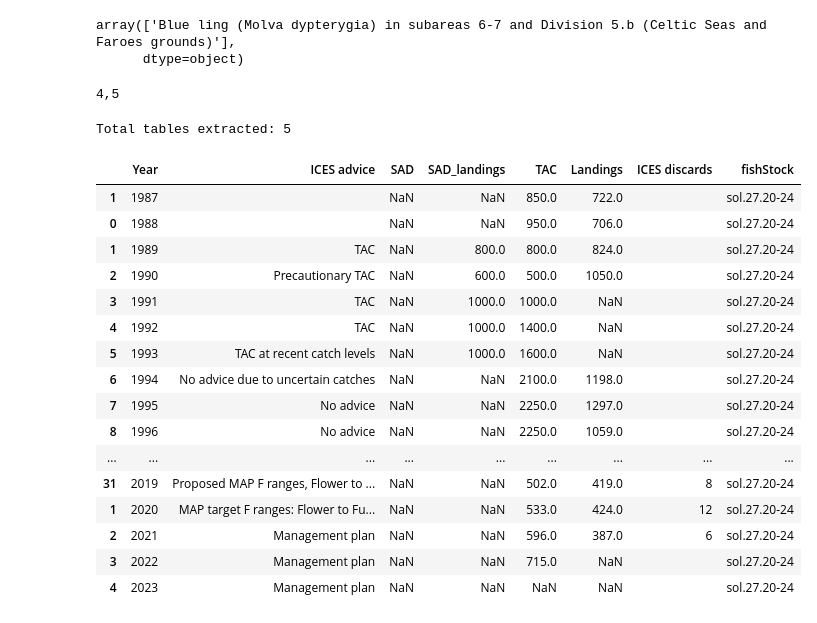
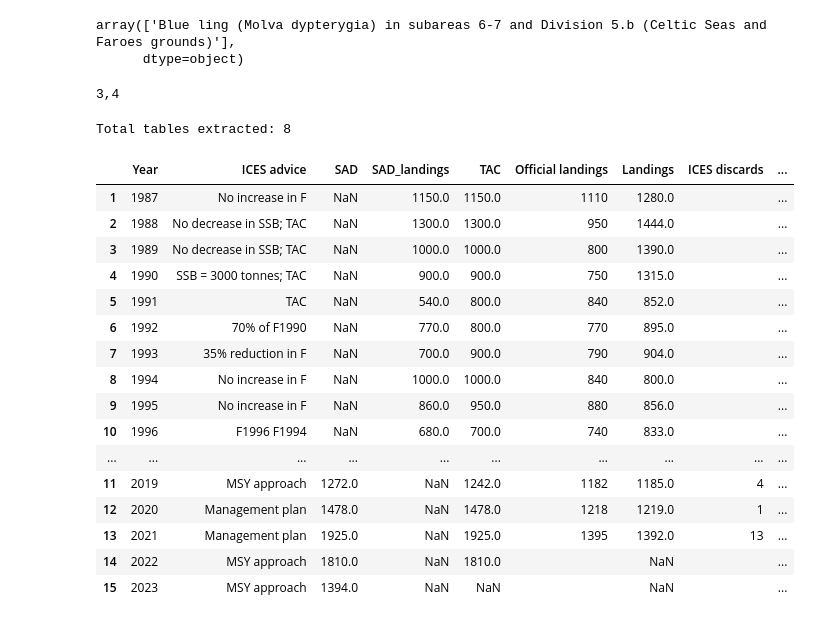
Before and after one commit to isaldiviagonzatti/sdg14, a Jupyter notebook: code/tabula_sdg14.ipynb, the cells around one changed output. Cells and saved outputs as stored; diff of their text form; code cells hidden in the pictures.

```diff
--- a/code/tabula_sdg14.ipynb
+++ b/code/tabula_sdg14.ipynb
@@ -18,9 +18,11 @@ fishStock = 'sol.27.20-24'
 # %%
-obj = PyPDF2.PdfFileReader(r"C:\Users\isaldiviagonzatti\Downloads\pdfsICES\{}.pdf".format(fishStock))
+# get page number in which Table 6 lies, and also get the next one as tables can span two oages
+obj = PyPDF2.PdfFileReader("../data/pdfsICES/{}.pdf".format(fishStock))
 
 pgno = obj.getNumPages()
 
-s = "Table 6"
+#in some pdfs the Table 6 has more than one space between Table and 6
+s = "Table[ ]{1,}6"
 
 for i in range(0, pgno):
     PgOb = obj.getPage(i)
@@ -29,13 +31,13 @@ for i in range(0, pgno):
          pages=str(i+1) + ',' + str(i+2)
          print(pages)
 # %% [output]
-4,5
+3,4
 # %%
 # from camelot import utils
 # layout, dim = utils.get_page_layout(r'C:\Users\isaldiviagonzatti\Downloads\pdfsICES\spr.27.3a4.pdf')
 # %%
 # table_areas accepts strings of the form x1,y1,x2,y2 where (x1, y1) -> top-left and (x2, y2)
-tables = camelot.read_pdf(r"C:\Users\isaldiviagonzatti\Downloads\pdfsICES\{}.pdf".format(fishStock),
+tables = camelot.read_pdf("../data/pdfsICES/{}.pdf".format(fishStock),
                            pages=pages,
                            backend="poppler",
                            # flavor='stream',
@@ -43,8 +45,8 @@ tables = camelot.read_pdf(r"C:\Users\isaldiviagonzatti\Downloads\pdfsICES\{}.pdf
                            # iterations=1,
                            line_scale=30,
                            # split_text=True,
-                           strip_text=['^','<', '-', '≤', '***', '\n'],
+                           strip_text=['#','^','<', '-', '≤', '***', '\n'],
                           )
 print("Total tables extracted:", tables.n)
 # %% [output]
-Total tables extracted: 5
+Total tables extracted: 8
@@ -65,42 +53,67 @@ if tables.n > 2:
+# %%
+# delete tables before the first table in list that corresponds to table 6 (Advice)
+firstAdvice = [i for i, elem in enumerate(tables) if 'ICES advice' in tables[i].df.iloc[0,:].to_list()][0]
+tables = tables[firstAdvice:]
+# %%
+# filter tables by two conditions:
+# [0][0] is numeric and len(columns) is equal to the len(first table 6)
+# or the first row is equal to the first row of the first table 6
+filterTableSix = [i for i, elem in enumerate(tables) if (pd.to_numeric(tables[i].df[0][0], errors='coerce')> 0 and\
+len(tables[i].df.columns) == len(tables[0].df.columns))\
+or tables[i].df.iloc[0,:].equals(tables[0].df.iloc[0,:]) == True
+    ]
+
+tableSix = [tables[i].df for i in filterTableSix]
+tableSix = pd.concat(tableSix)
 # %%
 # fix table
 icesTable = tableSix.copy()
 icesTable.columns = icesTable.iloc[0,:]
 icesTable = icesTable[1:]
 icesTable['fishStock'] = fishStock
+# sometimes the columns Year and ICES advice (text) don't split, we strip the text
+icesTable['Year'] = icesTable['Year'].str.extract('(\d+)', expand=False)
 icesTable = icesTable[icesTable['Year'].astype(str).str.isnumeric()]
+
+# sometimes there is more than one space between the words in the columns
+icesTable.rename(columns=lambda x: re.sub(r'[^a-zA-Z]+', ' ', x).strip(), inplace=True)
 
 icesTable = icesTable.rename(columns={
 'Predicted catch corresponding to advice':'SAD',
 'Catch corresponding to advice': 'SAD',
+'Catches corresponding to advice': 'SAD',
 'Landings corresponding to advice': 'SAD_landings',
 'Agreed TAC': 'TAC',
-'ICES landings': 'Landings'})
-numericCol = ['SAD', 'SAD_landings', 'TAC', 'Landings', 'Year']
+'ICES landings': 'Landings',
+'ICES catch':'Catches (stockass)'})
 
+# apply numeric transformation with conditional as pdfs have different columns
+numericCol = ['SAD', 'SAD_landings', 'TAC', 'Landings', 'Year', 'Catches (stockass)']
 for col in icesTable.columns:
     if col in numericCol:
         icesTable[col] = icesTable[col].replace({' ': ''}, regex=True)
+        # for cases in which there is an explanation of the number, we strip it
+        icesTable[col] = icesTable[col].str.split('(').str[0]
         icesTable[col] = icesTable[col].apply(pd.to_numeric, errors='coerce')
 
 icesTable
 # %% [output]
-|  | Year | ICES advice | SAD | SAD_landings | TAC | Landings | ICES discards | fishStock |
-| 1 | 1987 |  | NaN | NaN | 850.0 | 722.0 |  | sol.27.20-24 |
-| 0 | 1988 |  | NaN | NaN | 950.0 | 706.0 |  | sol.27.20-24 |
-| 1 | 1989 | TAC | NaN | 800.0 | 800.0 | 824.0 |  | sol.27.20-24 |
-| 2 | 1990 | Precautionary TAC | NaN | 600.0 | 500.0 | 1050.0 |  | sol.27.20-24 |
-| 3 | 1991 | TAC | NaN | 1000.0 | 1000.0 | NaN |  | sol.27.20-24 |
-| 4 | 1992 | TAC | NaN | 1000.0 | 1400.0 | NaN |  | sol.27.20-24 |
-| 5 | 1993 | TAC at recent catch levels | NaN | 1000.0 | 1600.0 | NaN |  | sol.27.20-24 |
-| 6 | 1994 | No advice due to uncertain catches | NaN | NaN | 2100.0 | 1198.0 |  | sol.27.20-24 |
-| 7 | 1995 | No advice | NaN | NaN | 2250.0 | 1297.0 |  | sol.27.20-24 |
-| 8 | 1996 | No advice | NaN | NaN | 2250.0 | 1059.0 |  | sol.27.20-24 |
-| ... | ... | ... | ... | ... | ... | ... | ... | ... |
-| 31 | 2019 | Proposed MAP F ranges, Flower to ... | NaN | NaN | 502.0 | 419.0 | 8 | sol.27.20-24 |
-| 1 | 2020 | MAP target F ranges: Flower to Fu... | NaN | NaN | 533.0 | 424.0 | 12 | sol.27.20-24 |
-| 2 | 2021 | Management plan | NaN | NaN | 596.0 | 387.0 | 6 | sol.27.20-24 |
-| 3 | 2022 | Management plan | NaN | NaN | 715.0 | NaN |  | sol.27.20-24 |
-| 4 | 2023 | Management plan | NaN | NaN | NaN | NaN |  | sol.27.20-24 |
+|  | Year | ICES advice | SAD | SAD_landings | TAC | Official landings | Landings | ICES discards | ... |
+| 1 | 1987 | No increase in F | NaN | 1150.0 | 1150.0 | 1110 | 1280.0 |  | ... |
+| 2 | 1988 | No decrease in SSB; TAC | NaN | 1300.0 | 1300.0 | 950 | 1444.0 |  | ... |
+| 3 | 1989 | No decrease in SSB; TAC | NaN | 1000.0 | 1000.0 | 800 | 1390.0 |  | ... |
+| 4 | 1990 | SSB = 3000 tonnes; TAC | NaN | 900.0 | 900.0 | 750 | 1315.0 |  | ... |
+| 5 | 1991 | TAC | NaN | 540.0 | 800.0 | 840 | 852.0 |  | ... |
+| 6 | 1992 | 70% of F1990 | NaN | 770.0 | 800.0 | 770 | 895.0 |  | ... |
+| 7 | 1993 | 35% reduction in F | NaN | 700.0 | 900.0 | 790 | 904.0 |  | ... |
+| 8 | 1994 | No increase in F | NaN | 1000.0 | 1000.0 | 840 | 800.0 |  | ... |
+| 9 | 1995 | No increase in F | NaN | 860.0 | 950.0 | 880 | 856.0 |  | ... |
+| 10 | 1996 | F1996 F1994 | NaN | 680.0 | 700.0 | 740 | 833.0 |  | ... |
+| ... | ... | ... | ... | ... | ... | ... | ... | ... | ... |
+| 11 | 2019 | MSY approach | 1272.0 | NaN | 1242.0 | 1182 | 1185.0 | 4 | ... |
+| 12 | 2020 | Management plan | 1478.0 | NaN | 1478.0 | 1218 | 1219.0 | 1 | ... |
+| 13 | 2021 | Management plan | 1925.0 | NaN | 1925.0 | 1395 | 1392.0 | 13 | ... |
+| 14 | 2022 | MSY approach | 1810.0 | NaN | 1810.0 |  | NaN |  | ... |
+| 15 | 2023 | MSY approach | 1394.0 | NaN | NaN |  | NaN |  | ... |
 # %%
 # add columns from excel and reorganize
```
Also changed, not shown: parts of 7 cells of this notebook, 6 other files.
